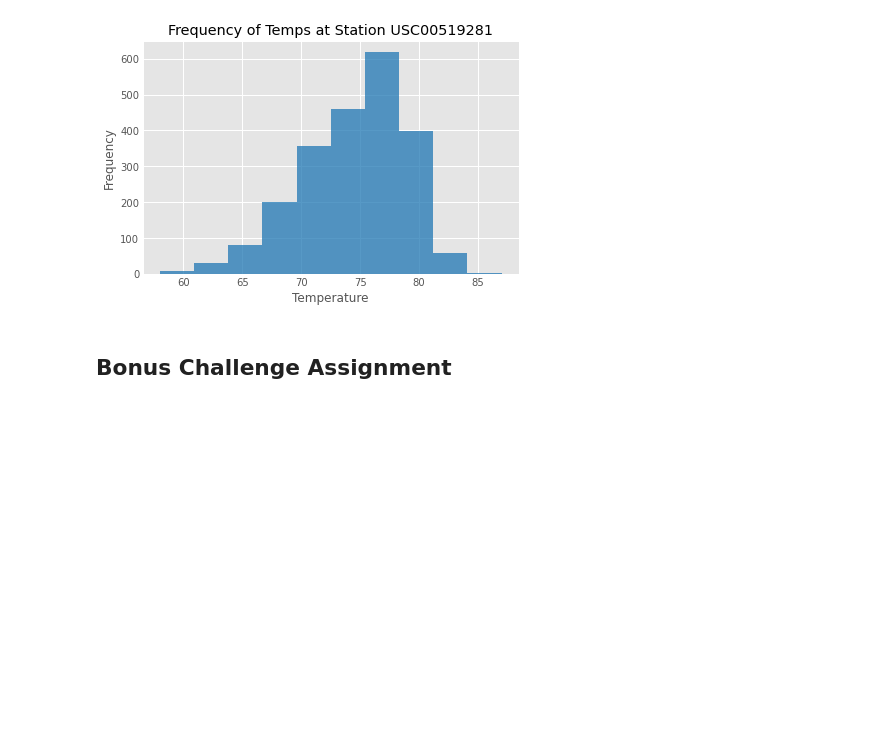
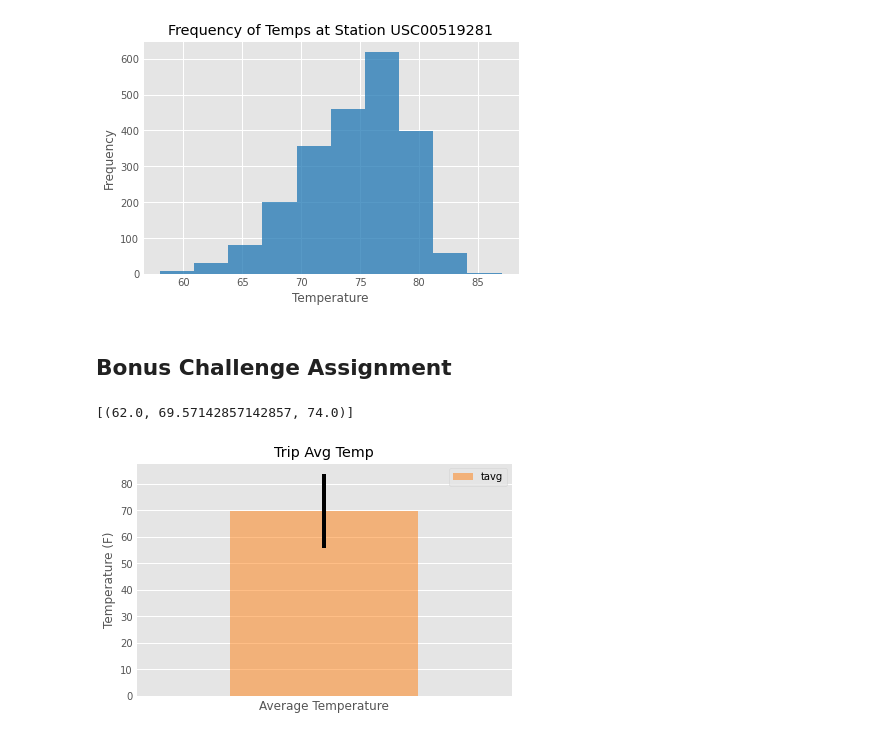
Before and after one commit to gabeo13/SQLAlchemy-ORM-Flask-API, a Jupyter notebook: climate.ipynb, the cells around one changed output. Saved outputs shown, nothing was run; the diff lists cells and outputs as text; code cells hidden in the pictures; blank space fills up the shorter version.

Commit message:
average temp

```diff
--- a/climate.ipynb
+++ b/climate.ipynb
@@ -208,19 +209,45 @@ def calc_temps(start_date, end_date):
         TMIN, TAVE, and TMAX
     """
 
-    return session.query(func.min(Measurement.tobs), func.avg(Measurement.tobs), func.max(Measurement.tobs)).\
-        filter(Measurement.date >= start_date).filter(Measurement.date <= end_date).all()
+    temp_min=func.min(measurement.tobs).label('temp_min')
+    temp_max=func.max(measurement.tobs).label('temp_max')
+    temp_mean=func.avg(measurement.tobs).label('temp_mean')
+
+    return session.query(temp_min, temp_mean, temp_max)\
+    .filter(measurement.date >= start_date).filter(measurement.date <= end_date).all()
 
 # function usage example
 print(calc_temps('2012-02-28', '2012-03-05'))
+# %% [output]
+[(62.0, 69.57142857142857, 74.0)]
 # %%
 # Use your previous function `calc_temps` to calculate the tmin, tavg, and tmax
 # for your trip using the previous year's data for those same dates.
+
+results=calc_temps('2011-02-28', '2011-03-05')
+
+d={'tmin':[],'tavg':[],'tmax':[]}
+for row in results:
+    d['tmin'].append(row.temp_min)
+    d['tavg'].append(row.temp_mean)
+    d['tmax'].append(row.temp_max)
+
+df=pd.DataFrame(d)
 # %%
 # Plot the results from your previous query as a bar chart.
 # Use "Trip Avg Temp" as your Title
 # Use the average temperature for the y value
 # Use the peak-to-peak (tmax-tmin) value as the y error bar (yerr)
+error=d['tmax'][0]-d['tmin'][0]
+plt.style.use('ggplot')
+df.plot.bar(y='tavg',yerr=error, align='center', color='tab:orange', alpha=0.5, ecolor='black', capsize=0)
+plt.title("Trip Avg Temp")
+plt.xlabel('Average Temperature')
+plt.xticks([])
+plt.ylabel('Temperature (F)')
+plt.savefig('img/trip_avg_temp.png',bbox_inches='tight')
+# %% [output]
+[figure, added]
 # %%
 # Calculate the total amount of rainfall per weather station for your trip dates using the previous year's matching dates.
 # Sort this in descending order by precipitation amount and list the station, name, latitude, longitude, and elevation
```
Also changed, not shown: parts of 1 cell of this notebook, 2 other files.
